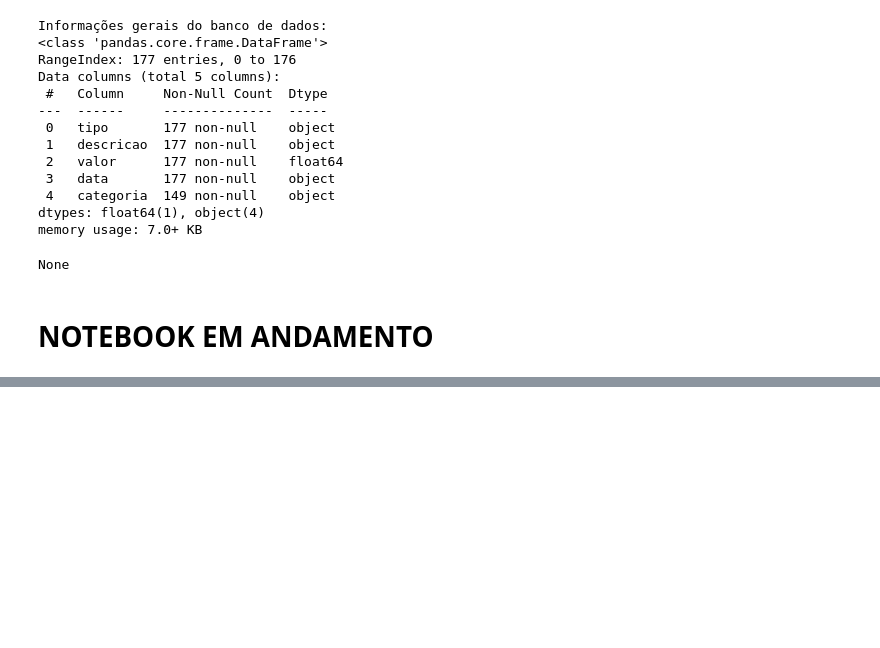
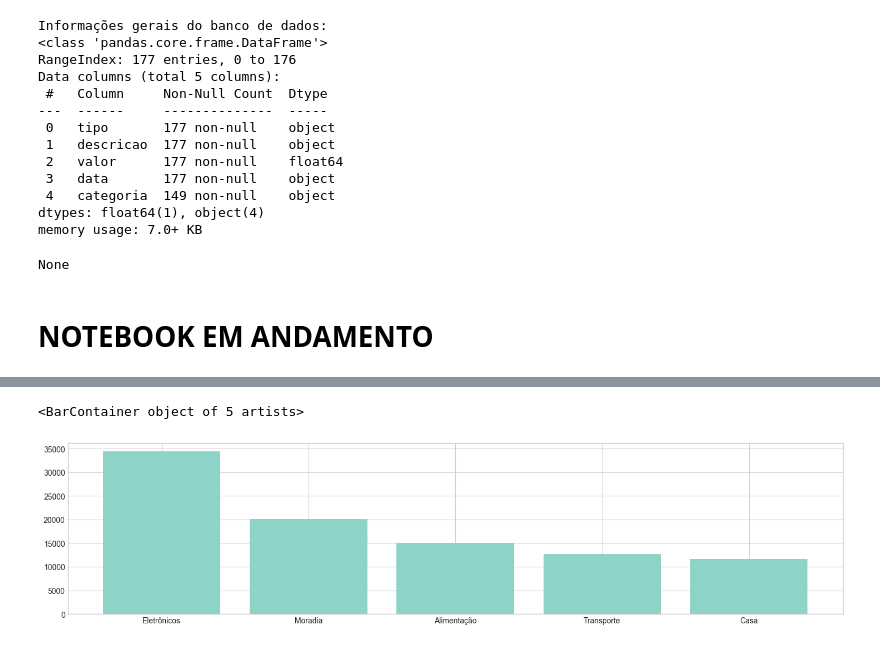
Before and after one commit to SchuedaD/projeto_gestao_financeira, a Jupyter notebook: dados_financeiros.ipynb, the cells around one changed output, grey strips where cells are left out. Saved outputs shown, nothing was run; the diff lists cells and outputs as text; code cells hidden in the pictures; blank space fills up the shorter version.

```diff
--- a/dados_financeiros.ipynb
+++ b/dados_financeiros.ipynb
@@ -134,0 +150,15 @@ Seu saldo é: R$ -24061.52
+# %%
+# Top 5 maiores gastos por categoria
+
+maiores_gastos = db.groupby('categoria')['valor'].sum().sort_values(ascending=False).reset_index().head()
+
+plt.style.use('seaborn-v0_8-whitegrid')
+plt.figure(figsize=(18,4))
+plt.bar(maiores_gastos['categoria'],maiores_gastos['valor'])
+
+# Proporção de quanto % cada categoria representa - talvez fazer em gráfico pizza
+
+# Comparação com benchmarks
+# %% [output]
+<BarContainer object of 5 artists>
+[figure, added]
```
Also changed, not shown: parts of 5 cells of this notebook.
